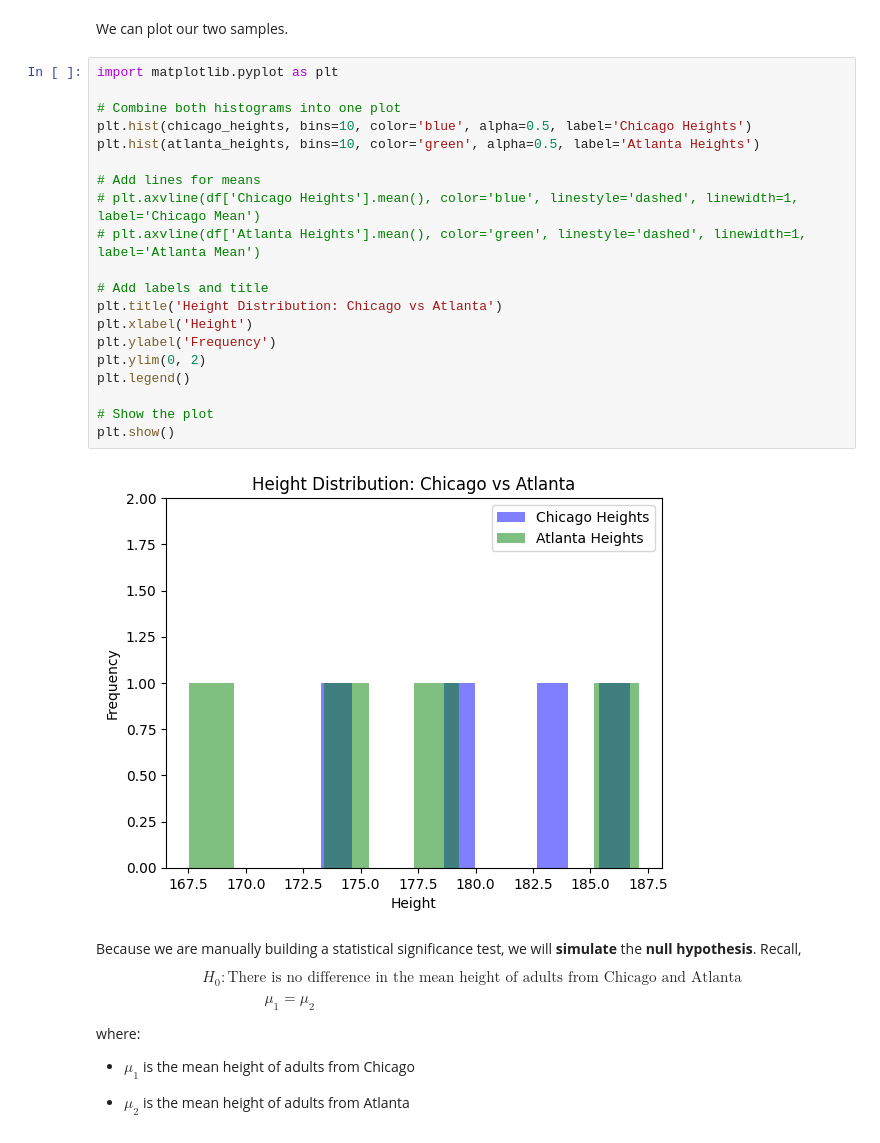
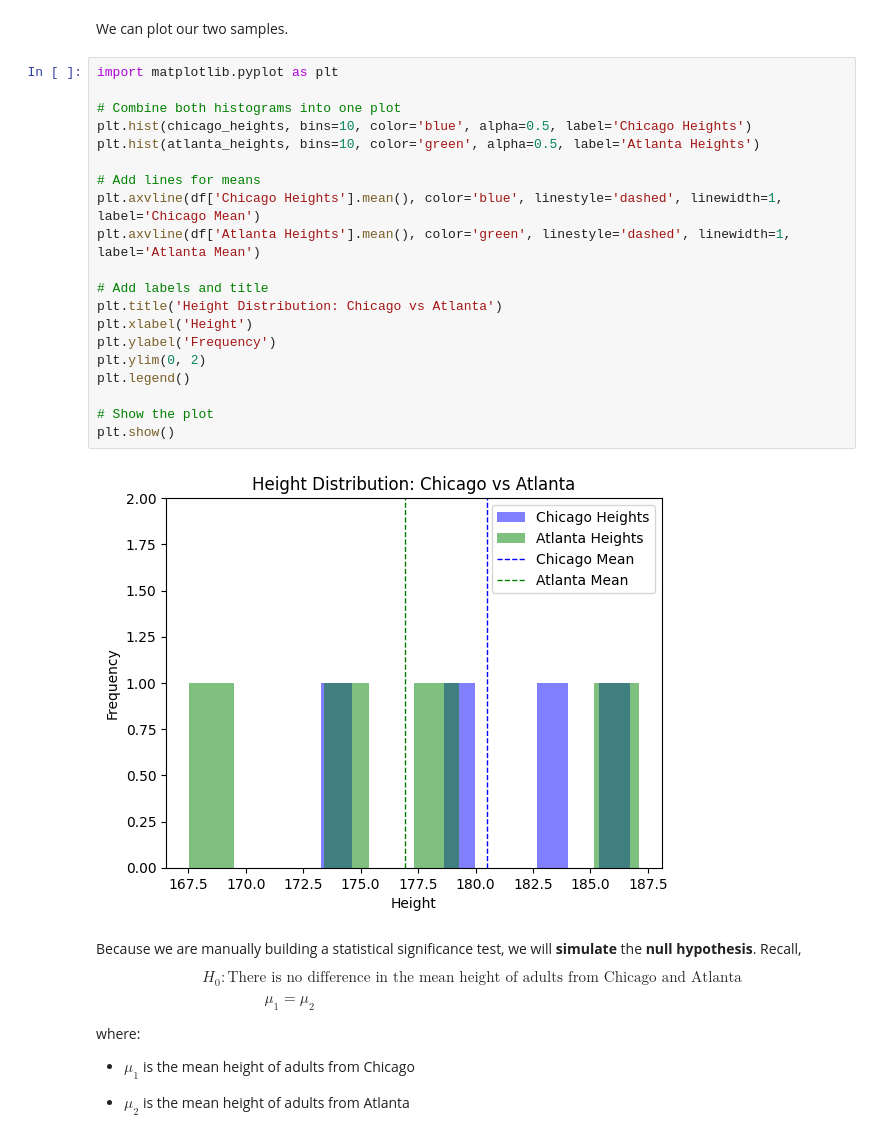
Before and after one commit to themarisolhernandez/ds-review-lessons, a Jupyter notebook: 10-hypothesis-testing.ipynb, the cells around one changed output. Saved outputs shown, nothing was run; the diff lists cells and outputs as text.

```diff
--- a/10-hypothesis-testing.ipynb
+++ b/10-hypothesis-testing.ipynb
@@ -105,25 +105,25 @@ We can plot our two samples.
 # %%
 import matplotlib.pyplot as plt
 
 # Combine both histograms into one plot
 plt.hist(chicago_heights, bins=10, color='blue', alpha=0.5, label='Chicago Heights')
 plt.hist(atlanta_heights, bins=10, color='green', alpha=0.5, label='Atlanta Heights')
 
 # Add lines for means
-# plt.axvline(df['Chicago Heights'].mean(), color='blue', linestyle='dashed', linewidth=1, label='Chicago Mean')
-# plt.axvline(df['Atlanta Heights'].mean(), color='green', linestyle='dashed', linewidth=1, label='Atlanta Mean')
+plt.axvline(df['Chicago Heights'].mean(), color='blue', linestyle='dashed', linewidth=1, label='Chicago Mean')
+plt.axvline(df['Atlanta Heights'].mean(), color='green', linestyle='dashed', linewidth=1, label='Atlanta Mean')
 
 # Add labels and title
 plt.title('Height Distribution: Chicago vs Atlanta')
 plt.xlabel('Height')
 plt.ylabel('Frequency')
 plt.ylim(0, 2)
 plt.legend()
 
 # Show the plot
 plt.show()
 # %% [output]
-[figure, old version]
+[figure, new version]
 # %% [markdown]
 Because we are manually building a statistical significance test, we will **simulate** the **null hypothesis**. Recall,
 
```
Also changed, not shown: parts of 10 cells of this notebook.
